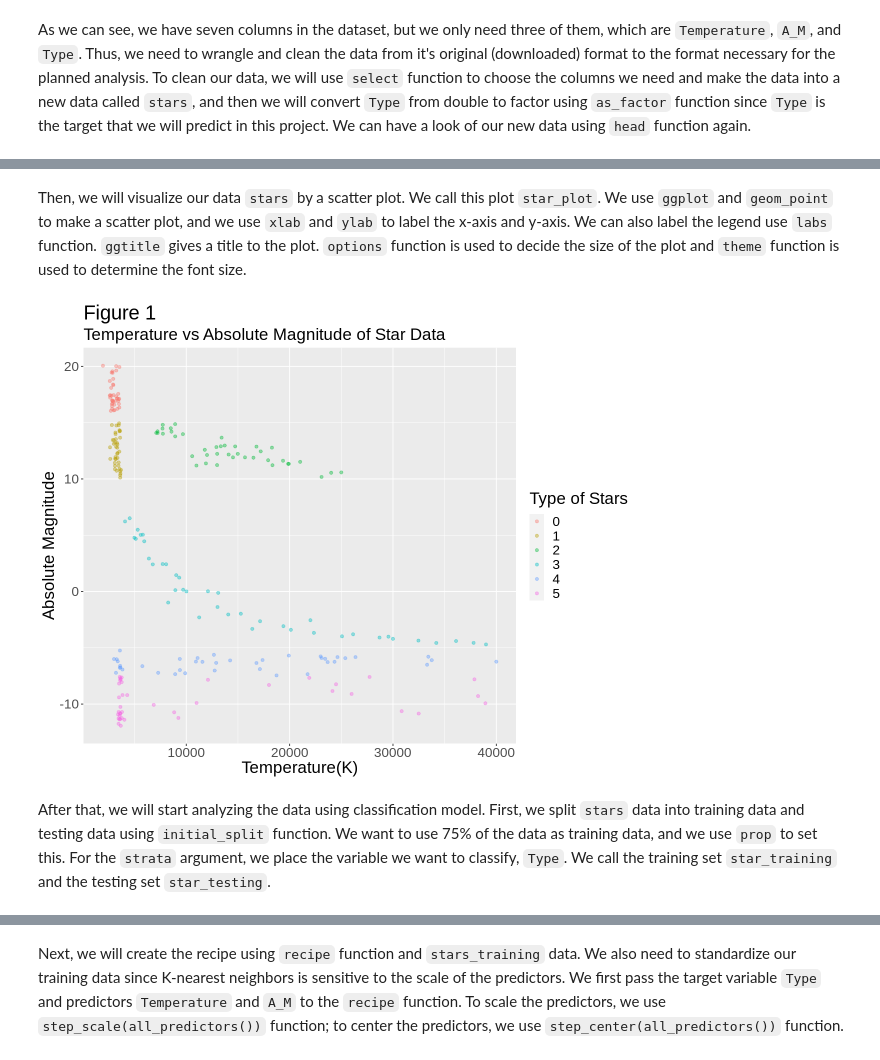
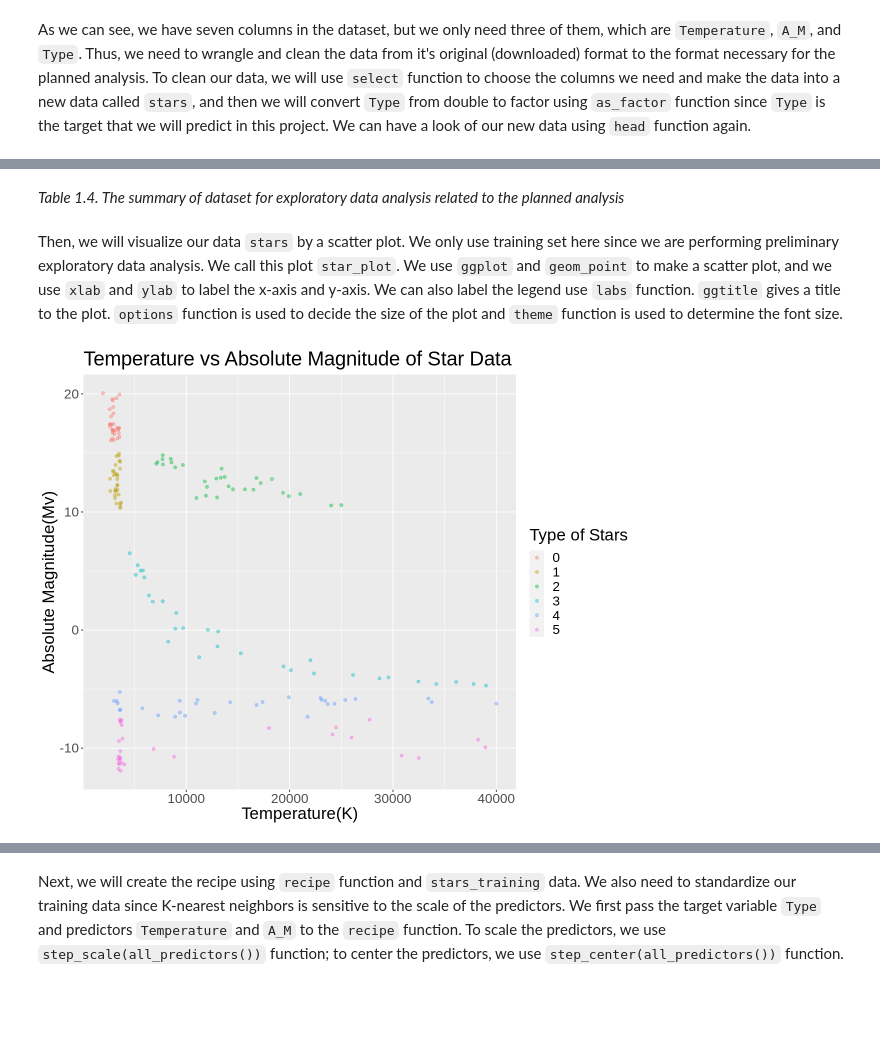
Before and after one commit to luojessica/dsci100-project-007-20, a Jupyter notebook: final_report.ipynb, the cells around one changed output, grey strips where cells are left out. Drawn from its saved outputs; the diff is of its cells as text; code cells hidden in the pictures; blank space fills up the shorter version.

Commit message:
fixed summary table and added table number

```diff
--- a/final_report.ipynb
+++ b/final_report.ipynb
@@ -89,20 +158,19 @@ star_summary
+# %% [markdown]
+*Table 1.4. The summary of dataset for exploratory data analysis related to the planned analysis*
 # %% [markdown]
-Then, we will visualize our data `stars` by a scatter plot. We call this plot `star_plot`. We use `ggplot` and `geom_point` to make a scatter plot, and we use `xlab` and `ylab` to label the x-axis and y-axis. We can also label the legend use `labs` function. `ggtitle` gives a title to the plot. `options` function is used to decide the size of the plot and `theme` function is used to determine the font size.
+Then, we will visualize our data `stars` by a scatter plot. We only use training set here since we are performing preliminary exploratory data analysis. We call this plot `star_plot`. We use `ggplot` and `geom_point` to make a scatter plot, and we use `xlab` and `ylab` to label the x-axis and y-axis. We can also label the legend use `labs` function. `ggtitle` gives a title to the plot. `options` function is used to decide the size of the plot and `theme` function is used to determine the font size.
 # %%
 options(repr.plot.width = 10, repr.plot.height = 8)
 
-star_plot <- stars %>%
+star_plot <- star_training %>%
 ggplot(aes(x = Temperature, y = A_M, color = Type)) +
 geom_point(alpha = 0.4) +
 xlab("Temperature(K)") +
-ylab("Absolute Magnitude")+
-labs(color = "Type of Stars",
-     subtitle = "Temperature vs Absolute Magnitude of Star Data") +
-ggtitle("Figure 1") +
+ylab("Absolute Magnitude(Mv)")+
+labs(color = "Type of Stars") +
+ggtitle("Temperature vs Absolute Magnitude of Star Data") +
 theme(text = element_text(size = 20))
 
 star_plot
 # %% [output]
-[figure, old version]
+[figure, new version]
-# %% [markdown]
-After that, we will start analyzing the data using classification model. First, we split `stars` data into training data and testing data using `initial_split` function. We want to use 75% of the data as training data, and we use `prop` to set this. For the `strata` argument, we place the variable we want to classify, `Type`. We call the training set `star_training` and the testing set `star_testing`.
```
Also changed, not shown: parts of 29 cells of this notebook.
